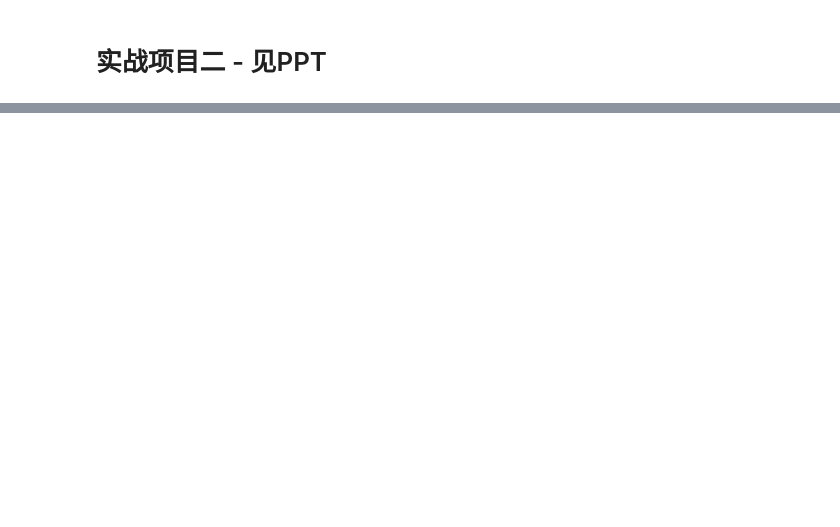
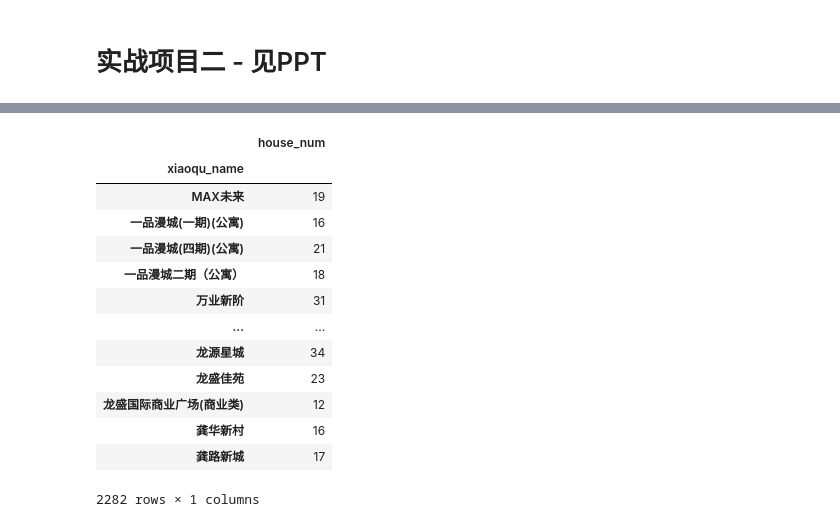
Before and after one commit to shenzhongqiang/21DayPython, a Jupyter notebook: chapter11.ipynb, the cells around one changed output, grey strips where cells are left out. Saved outputs shown, nothing was run; the diff lists cells and outputs as text; code cells hidden in the pictures; blank space fills up the shorter version.

```diff
--- a/chapter11.ipynb
+++ b/chapter11.ipynb
@@ -1008,0 +1314,20 @@ df2
+# %%
+# 获取每个小区的房源数量
+df_num = df.groupby("xiaoqu_name")["title"].agg(house_num="count")
+df_num = df_num[df_num.house_num>10]
+df_num
+# %% [output]
+|  | house_num |
+| xiaoqu_name |  |
+| MAX未来 | 19 |
+| 一品漫城(一期)(公寓) | 16 |
+| 一品漫城(四期)(公寓) | 21 |
+| 一品漫城二期（公寓） | 18 |
+| 万业新阶 | 31 |
+| ... | ... |
+| 龙源星城 | 34 |
+| 龙盛佳苑 | 23 |
+| 龙盛国际商业广场(商业类) | 12 |
+| 龚华新村 | 16 |
+| 龚路新城 | 17 |
+2282 rows × 1 columns
```
Also changed, not shown: parts of 28 cells of this notebook, 1 other file.
